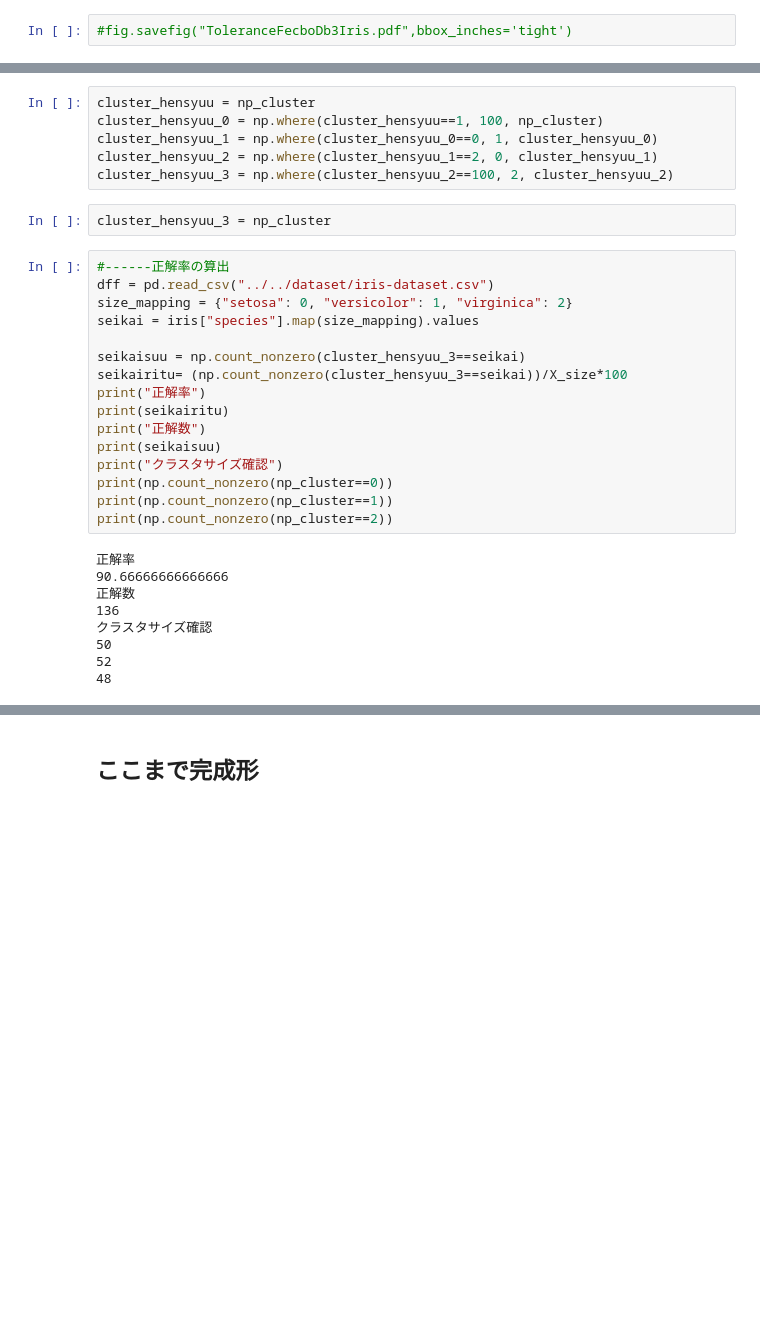
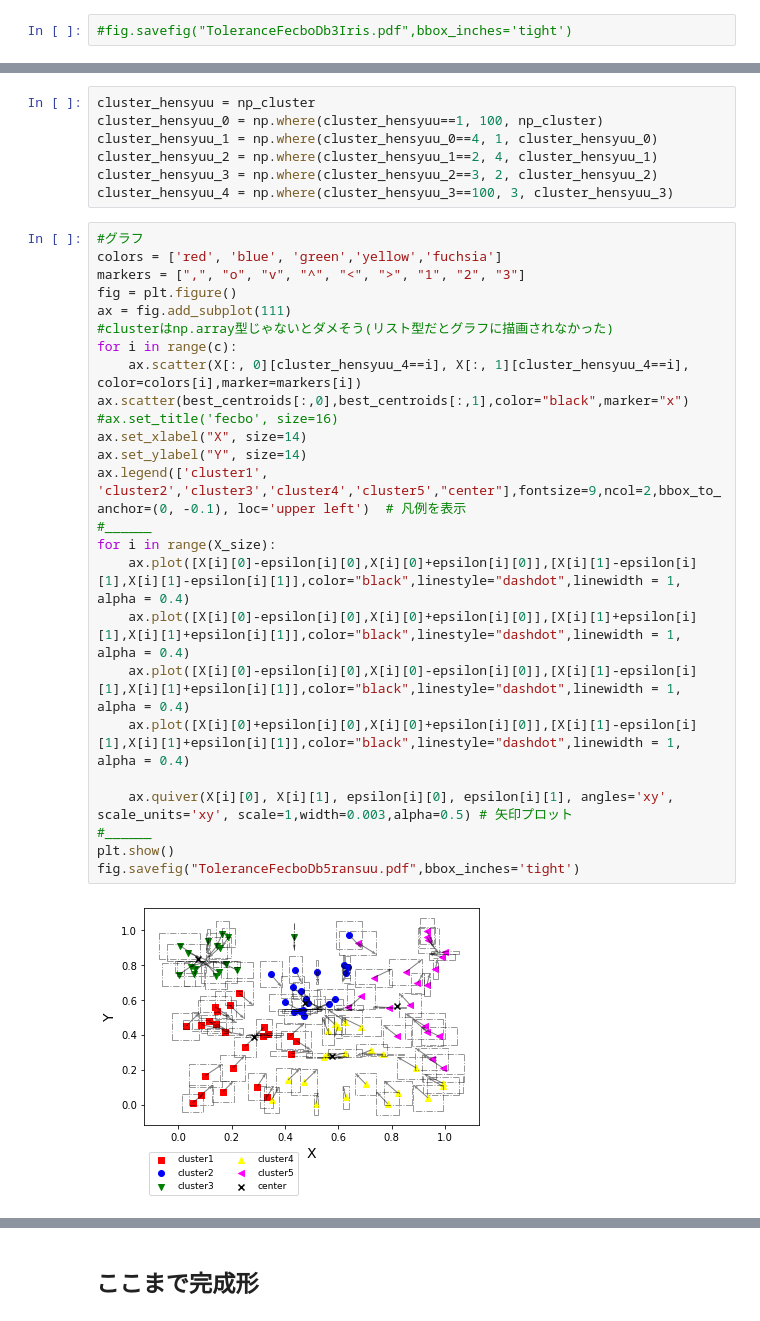
Before and after one commit to koukiw/FECBO, a Jupyter notebook: noise_fecbo/ToleFecDB15ransuu.ipynb, the cells around one changed output, grey strips where cells are left out. Cells and saved outputs as stored; diff of their text form; blank space fills up the shorter version.

```diff
--- a/noise_fecbo/ToleFecDB8IrisTest.ipynb
+++ b/noise_fecbo/ToleFecDB15ransuu.ipynb
@@ -274,33 +279,34 @@ array([1, 1, 1, 1, 1, 1, 1, 1, 1, 1, 1, 1, 1, 1, 1, 1, 1, 1, 1, 1, 1, 1,
 # %%
 cluster_hensyuu = np_cluster
 cluster_hensyuu_0 = np.where(cluster_hensyuu==1, 100, np_cluster)
-cluster_hensyuu_1 = np.where(cluster_hensyuu_0==0, 1, cluster_hensyuu_0)
-cluster_hensyuu_2 = np.where(cluster_hensyuu_1==2, 0, cluster_hensyuu_1)
-cluster_hensyuu_3 = np.where(cluster_hensyuu_2==100, 2, cluster_hensyuu_2)
+cluster_hensyuu_1 = np.where(cluster_hensyuu_0==4, 1, cluster_hensyuu_0)
+cluster_hensyuu_2 = np.where(cluster_hensyuu_1==2, 4, cluster_hensyuu_1)
+cluster_hensyuu_3 = np.where(cluster_hensyuu_2==3, 2, cluster_hensyuu_2)
+cluster_hensyuu_4 = np.where(cluster_hensyuu_3==100, 3, cluster_hensyuu_3)
-# %%
-cluster_hensyuu_3 = np_cluster
-# %%
-#------正解率の算出
-dff = pd.read_csv("../../dataset/iris-dataset.csv")
-size_mapping = {"setosa": 0, "versicolor": 1, "virginica": 2}
-seikai = iris["species"].map(size_mapping).values
-
-seikaisuu = np.count_nonzero(cluster_hensyuu_3==seikai)
-seikairitu= (np.count_nonzero(cluster_hensyuu_3==seikai))/X_size*100
-print("正解率")
-print(seikairitu)
-print("正解数")
-print(seikaisuu)
-print("クラスタサイズ確認")
-print(np.count_nonzero(np_cluster==0))
-print(np.count_nonzero(np_cluster==1))
-print(np.count_nonzero(np_cluster==2))
-# %% [output]
-正解率
-90.66666666666666
-正解数
-136
-クラスタサイズ確認
-50
-52
-48
+# %%
+#グラフ
+colors = ['red', 'blue', 'green','yellow','fuchsia']
+markers = [",", "o", "v", "^", "<", ">", "1", "2", "3"]
+fig = plt.figure()
+ax = fig.add_subplot(111)
+#clusterはnp.array型じゃないとダメそう(リスト型だとグラフに描画されなかった)
+for i in range(c):
+    ax.scatter(X[:, 0][cluster_hensyuu_4==i], X[:, 1][cluster_hensyuu_4==i], color=colors[i],marker=markers[i])
+ax.scatter(best_centroids[:,0],best_centroids[:,1],color="black",marker="x")
+#ax.set_title('fecbo', size=16)
+ax.set_xlabel("X", size=14)
+ax.set_ylabel("Y", size=14)
+ax.legend(['cluster1', 'cluster2','cluster3','cluster4','cluster5',"center"],fontsize=9,ncol=2,bbox_to_anchor=(0, -0.1), loc='upper left')  # 凡例を表示
+#______
+for i in range(X_size):
+    ax.plot([X[i][0]-epsilon[i][0],X[i][0]+epsilon[i][0]],[X[i][1]-epsilon[i][1],X[i][1]-epsilon[i][1]],color="black",linestyle="dashdot",linewidth = 1, alpha = 0.4)
+    ax.plot([X[i][0]-epsilon[i][0],X[i][0]+epsilon[i][0]],[X[i][1]+epsilon[i][1],X[i][1]+epsilon[i][1]],color="black",linestyle="dashdot",linewidth = 1, alpha = 0.4)
+    ax.plot([X[i][0]-epsilon[i][0],X[i][0]-epsilon[i][0]],[X[i][1]-epsilon[i][1],X[i][1]+epsilon[i][1]],color="black",linestyle="dashdot",linewidth = 1, alpha = 0.4)
+    ax.plot([X[i][0]+epsilon[i][0],X[i][0]+epsilon[i][0]],[X[i][1]-epsilon[i][1],X[i][1]+epsilon[i][1]],color="black",linestyle="dashdot",linewidth = 1, alpha = 0.4)
+
+    ax.quiver(X[i][0], X[i][1], epsilon[i][0], epsilon[i][1], angles='xy', scale_units='xy', scale=1,width=0.003,alpha=0.5) # 矢印プロット
+#______
+plt.show()
+fig.savefig("ToleranceFecboDb5ransuu.pdf",bbox_inches='tight')
+# %% [output]
+[figure, added]
```
Also changed, not shown: parts of 18 cells of this notebook, 9 other files.
